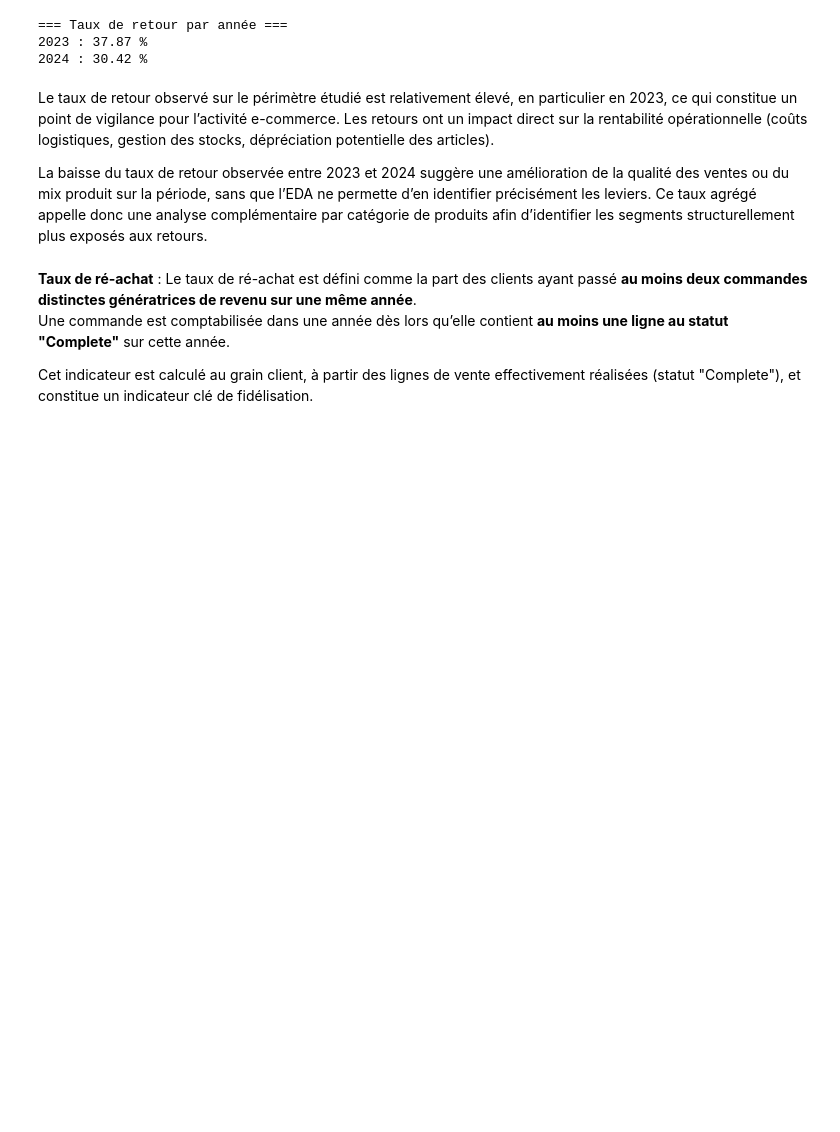
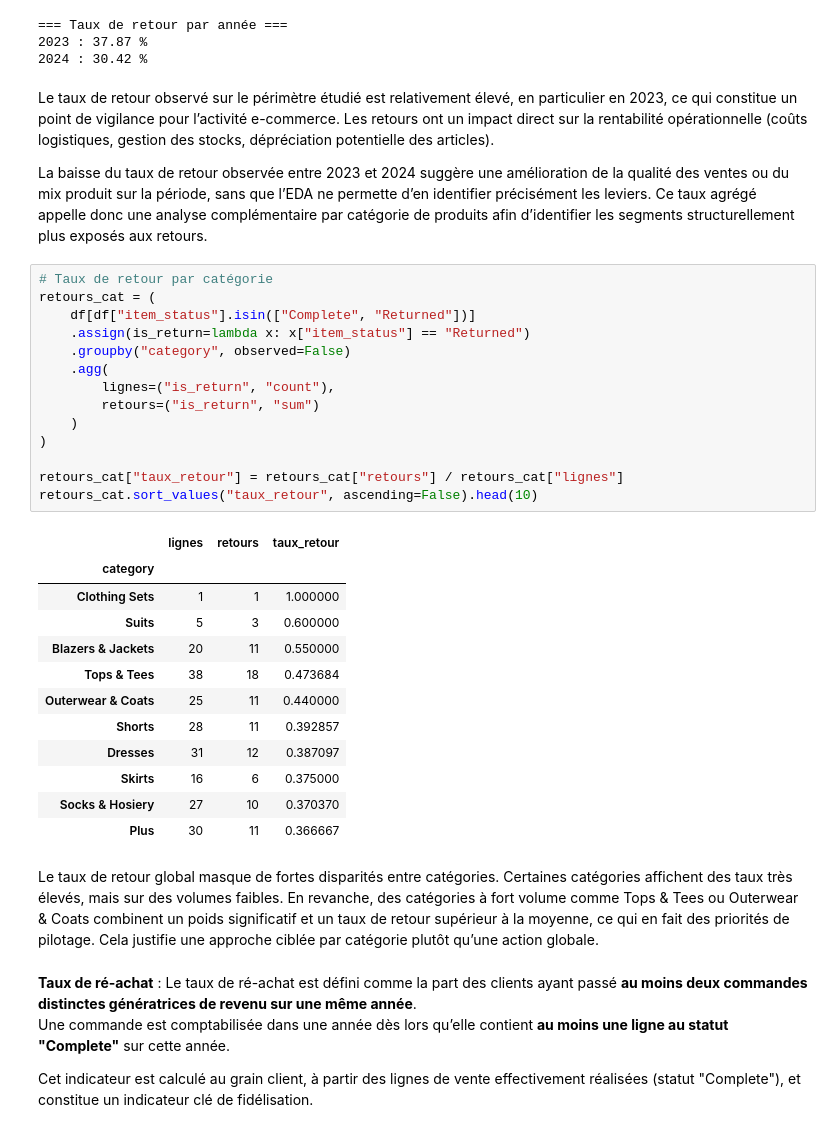
Before and after one commit to Ju3465/Analyse-e-commerce-2023-vs-2024-thelook_ecommerce, a Jupyter notebook: notebooks/eda_thelook_fr_women_2023_2024.ipynb, the cells around one changed output. Cells and saved outputs as stored; diff of their text form; blank space fills up the shorter version.

```diff
--- a/notebooks/eda_thelook_fr_women_2023_2024.ipynb
+++ b/notebooks/eda_thelook_fr_women_2023_2024.ipynb
@@ -1042,6 +1042,38 @@ for annee, tr in taux_retour_par_an.items():
 Le taux de retour observé sur le périmètre étudié est relativement élevé, en particulier en 2023, ce qui constitue un point de vigilance pour l’activité e-commerce. Les retours ont un impact direct sur la rentabilité opérationnelle (coûts logistiques, gestion des stocks, dépréciation potentielle des articles).
 
 La baisse du taux de retour observée entre 2023 et 2024 suggère une amélioration de la qualité des ventes ou du mix produit sur la période, sans que l’EDA ne permette d’en identifier précisément les leviers. Ce taux agrégé appelle donc une analyse complémentaire par catégorie de produits afin d’identifier les segments structurellement plus exposés aux retours.
+# %%
+# Taux de retour par catégorie
+retours_cat = (
+    df[df["item_status"].isin(["Complete", "Returned"])]
+    .assign(is_return=lambda x: x["item_status"] == "Returned")
+    .groupby("category", observed=False)
+    .agg(
+        lignes=("is_return", "count"),
+        retours=("is_return", "sum")
+    )
+)
+
+retours_cat["taux_retour"] = retours_cat["retours"] / retours_cat["lignes"]
+retours_cat.sort_values("taux_retour", ascending=False).head(10)
+# %% [output]
+|  | lignes | retours | taux_retour |
+| category |  |  |  |
+| Clothing Sets | 1 | 1 | 1.000000 |
+| Suits | 5 | 3 | 0.600000 |
+| Blazers & Jackets | 20 | 11 | 0.550000 |
+| Tops & Tees | 38 | 18 | 0.473684 |
+| Outerwear & Coats | 25 | 11 | 0.440000 |
+| Shorts | 28 | 11 | 0.392857 |
+| Dresses | 31 | 12 | 0.387097 |
+| Skirts | 16 | 6 | 0.375000 |
+| Socks & Hosiery | 27 | 10 | 0.370370 |
+| Plus | 30 | 11 | 0.366667 |
+# %% [markdown]
+Le taux de retour global masque de fortes disparités entre catégories.
+Certaines catégories affichent des taux très élevés, mais sur des volumes faibles.
+En revanche, des catégories à fort volume comme Tops & Tees ou Outerwear & Coats combinent un poids significatif et un taux de retour supérieur à la moyenne, ce qui en fait des priorités de pilotage.
+Cela justifie une approche ciblée par catégorie plutôt qu’une action globale.
 # %% [markdown]
 **Taux de ré‑achat** : Le taux de ré-achat est défini comme la part des clients ayant passé **au moins deux commandes distinctes génératrices de revenu sur une même année**.
 Une commande est comptabilisée dans une année dès lors qu’elle contient **au moins une ligne au statut "Complete"** sur cette année.
```
Also changed, not shown: parts of 3 cells of this notebook.
